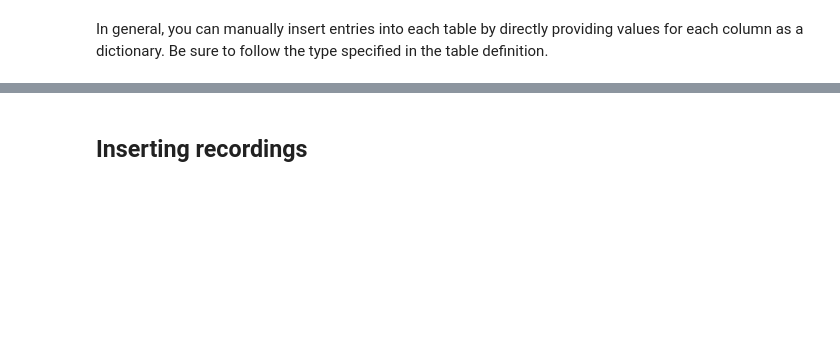
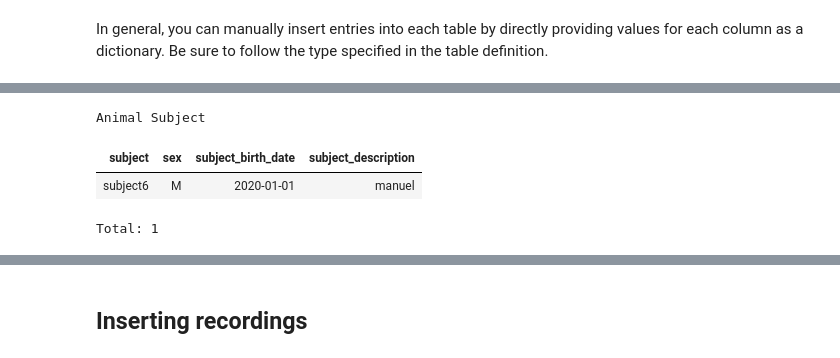
Before and after one commit to datajoint/element-deeplabcut, a Jupyter notebook: notebooks/03-Process.ipynb, the cells around one changed output, grey strips where cells are left out. Saved outputs shown, nothing was run; the diff lists cells and outputs as text; code cells hidden in the pictures; blank space fills up the shorter version.

```diff
--- a/notebooks/03-Process.ipynb
+++ b/notebooks/03-Process.ipynb
@@ -39,6 +37,13 @@ subject.Subject.insert1(dict(subject='subject6',
                              sex='M',
                              subject_birth_date='2020-01-01',
                              subject_description='manuel'))
+# %%
+subject.Subject()
+# %% [output]
+Animal Subject
+| subject | sex | subject_birth_date | subject_description |
+| subject6 | M | 2020-01-01 | manuel |
+Total: 1
 # %%
 session.Session.describe();
 # %% [output]
```
Also changed, not shown: parts of 37 cells of this notebook, 3 other files.
